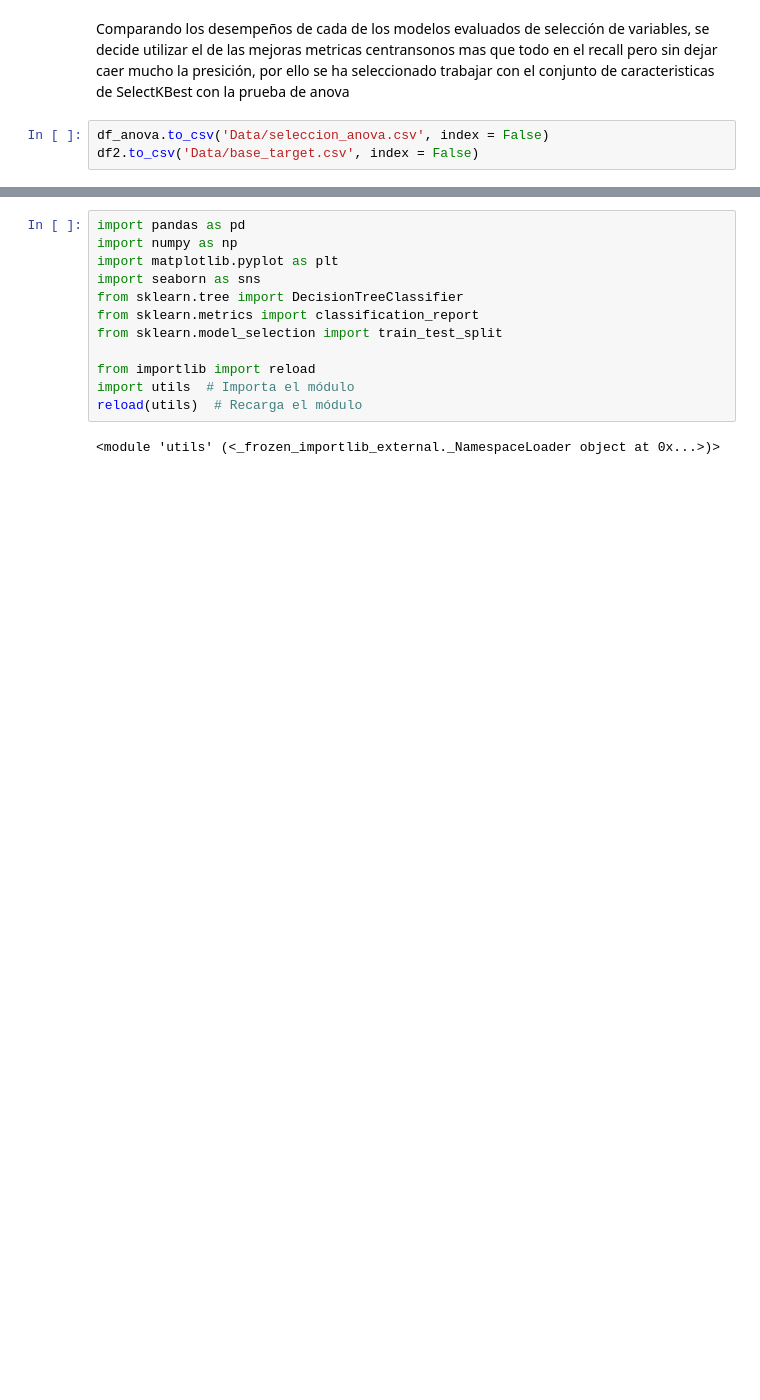
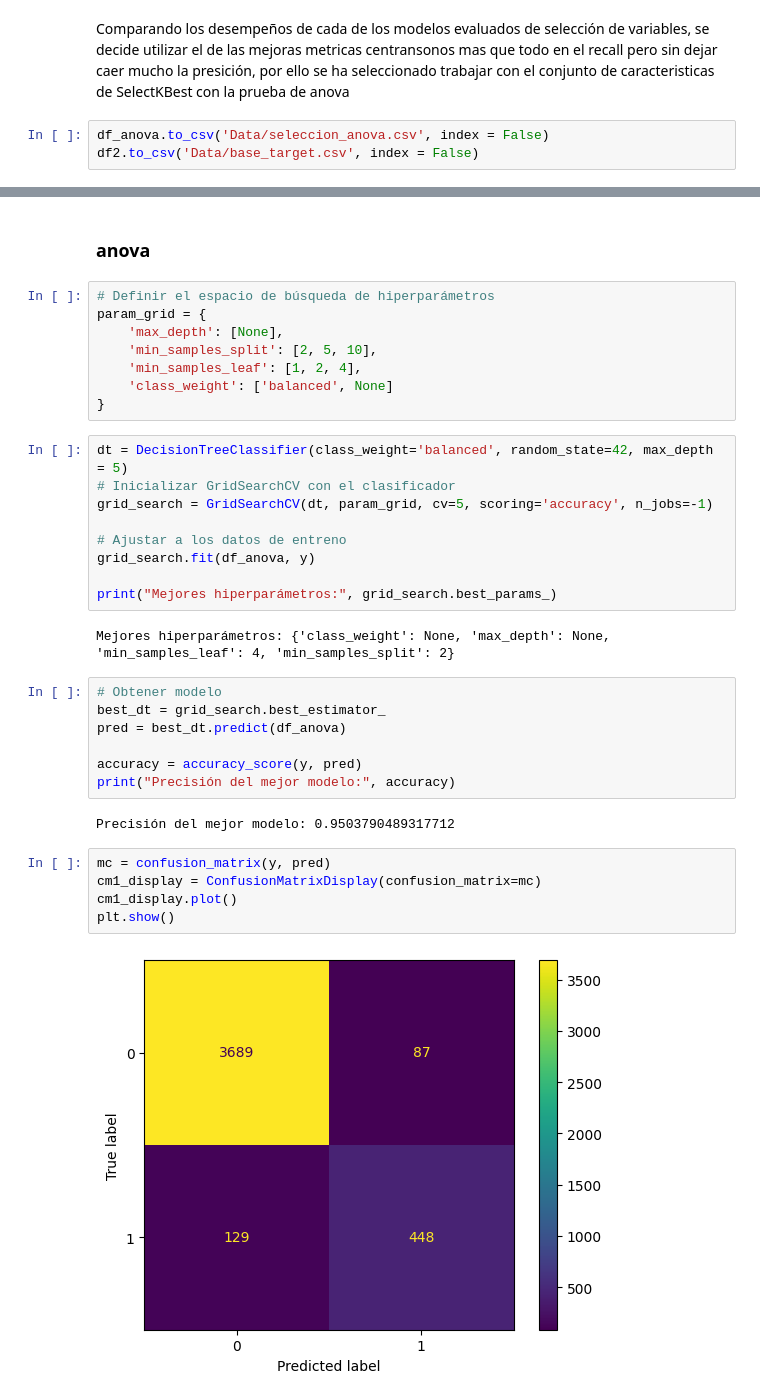
Before and after one commit to AlexanderBedoyaC/prediccion_abandono_empleo, a Jupyter notebook: f. Selección de Variables.ipynb, the cells around one changed output, grey strips where cells are left out. Saved outputs shown, nothing was run; the diff lists cells and outputs as text; blank space fills up the shorter version.

```diff
--- a/f. Selección de Variables.ipynb
+++ b/f. Selección de Variables.ipynb
@@ -503,14 +503,37 @@ df2.to_csv('Data/base_target.csv', index = False)
-# %%
-import pandas as pd
-import numpy as np
-import matplotlib.pyplot as plt
-import seaborn as sns
-from sklearn.tree import DecisionTreeClassifier
-from sklearn.metrics import classification_report
-from sklearn.model_selection import train_test_split
-
-from importlib import reload
-import utils  # Importa el módulo
-reload(utils)  # Recarga el módulo
-# %% [output]
-<module 'utils' (<_frozen_importlib_external._NamespaceLoader object at 0x...>)>
+# %% [markdown]
+### anova
+# %%
+# Definir el espacio de búsqueda de hiperparámetros
+param_grid = {
+    'max_depth': [None],
+    'min_samples_split': [2, 5, 10],
+    'min_samples_leaf': [1, 2, 4],
+    'class_weight': ['balanced', None]
+}
+# %%
+dt = DecisionTreeClassifier(class_weight='balanced', random_state=42, max_depth = 5)
+# Inicializar GridSearchCV con el clasificador
+grid_search = GridSearchCV(dt, param_grid, cv=5, scoring='accuracy', n_jobs=-1)
+
+# Ajustar a los datos de entreno
+grid_search.fit(df_anova, y)
+
+print("Mejores hiperparámetros:", grid_search.best_params_)
+# %% [output]
+Mejores hiperparámetros: {'class_weight': None, 'max_depth': None, 'min_samples_leaf': 4, 'min_samples_split': 2}
+# %%
+# Obtener modelo
+best_dt = grid_search.best_estimator_
+pred = best_dt.predict(df_anova)
+
+accuracy = accuracy_score(y, pred)
+print("Precisión del mejor modelo:", accuracy)
+# %% [output]
+Precisión del mejor modelo: 0.9503790489317712
+# %%
+mc = confusion_matrix(y, pred)
+cm1_display = ConfusionMatrixDisplay(confusion_matrix=mc)
+cm1_display.plot()
+plt.show()
+# %% [output]
+[figure, added]
```
Also changed, not shown: parts of 12 cells of this notebook, 2 other files.
